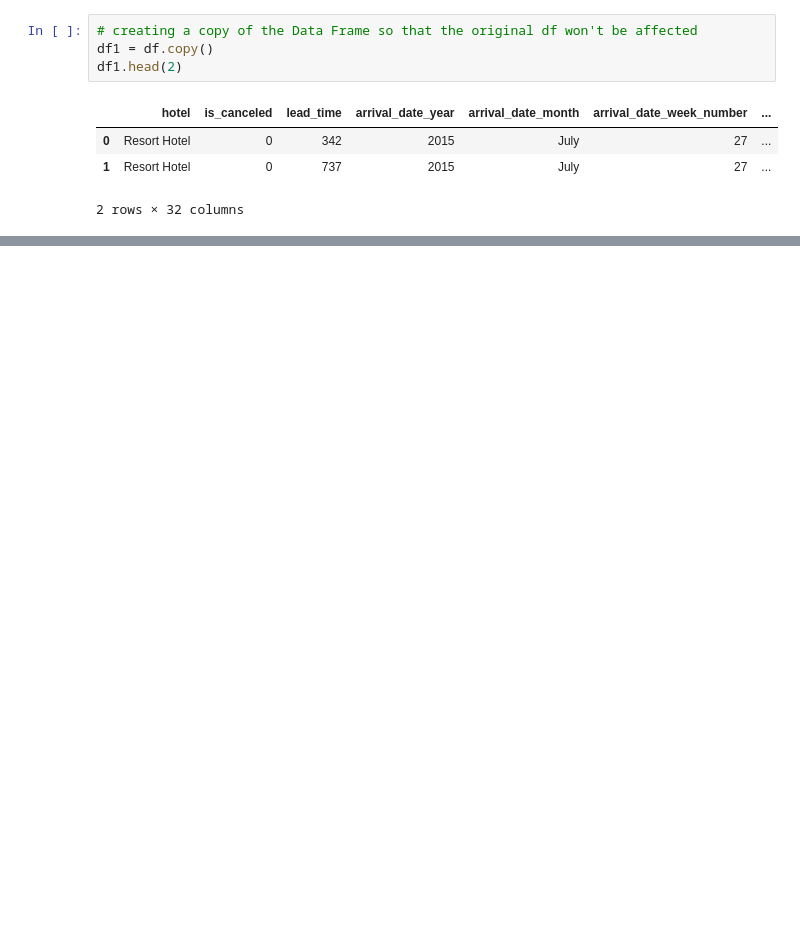
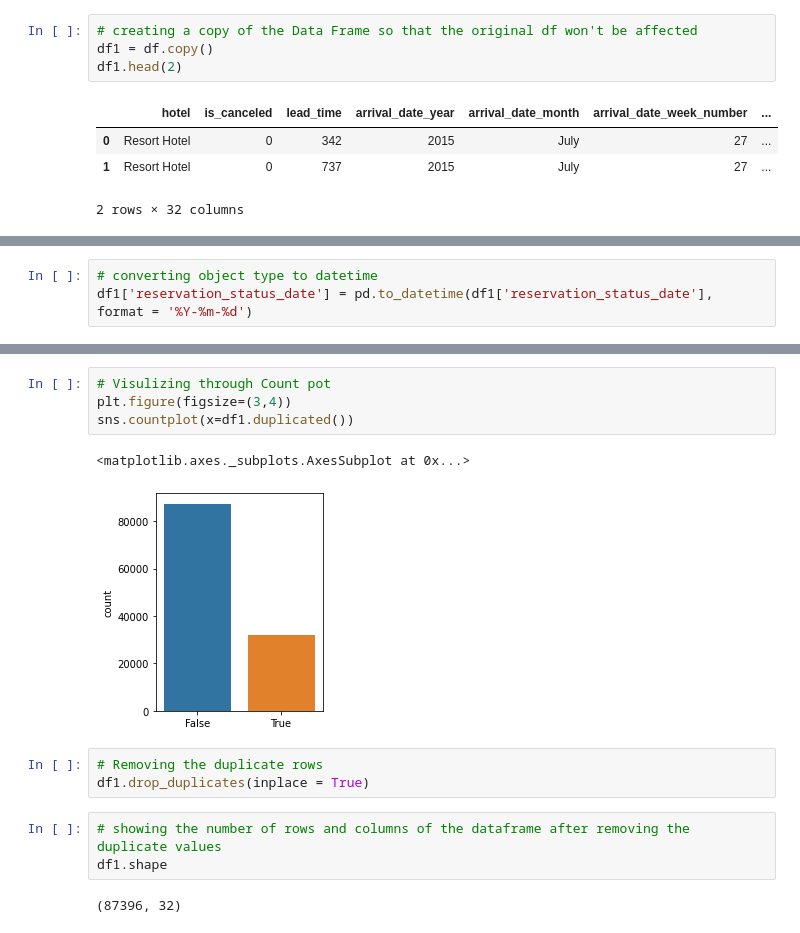
Before and after one commit to pranabrout/EDA-on-Hotel-Booking, a Jupyter notebook: Hotel_Booking_Analysis_Capstone_Project.ipynb, the cells around one changed output, grey strips where cells are left out. Drawn from its saved outputs; the diff is of its cells as text; blank space fills up the shorter version.

```diff
--- a/Hotel_Booking_Analysis_Capstone_Project.ipynb
+++ b/Hotel_Booking_Analysis_Capstone_Project.ipynb
@@ -86,0 +121,3 @@ df1.head(2)
+# %%
+# converting object type to datetime
+df1['reservation_status_date'] = pd.to_datetime(df1['reservation_status_date'], format = '%Y-%m-%d')
@@ -86,0 +134,15 @@ df1.head(2)
+# %%
+# Visulizing through Count pot
+plt.figure(figsize=(3,4))
+sns.countplot(x=df1.duplicated())
+# %% [output]
+<matplotlib.axes._subplots.AxesSubplot at 0x...>
+[figure, added]
+# %%
+# Removing the duplicate rows
+df1.drop_duplicates(inplace = True)
+# %%
+# showing the number of rows and columns of the dataframe after removing the duplicate values
+df1.shape
+# %% [output]
+(87396, 32)
```
Also changed, not shown: parts of 12 cells of this notebook.
